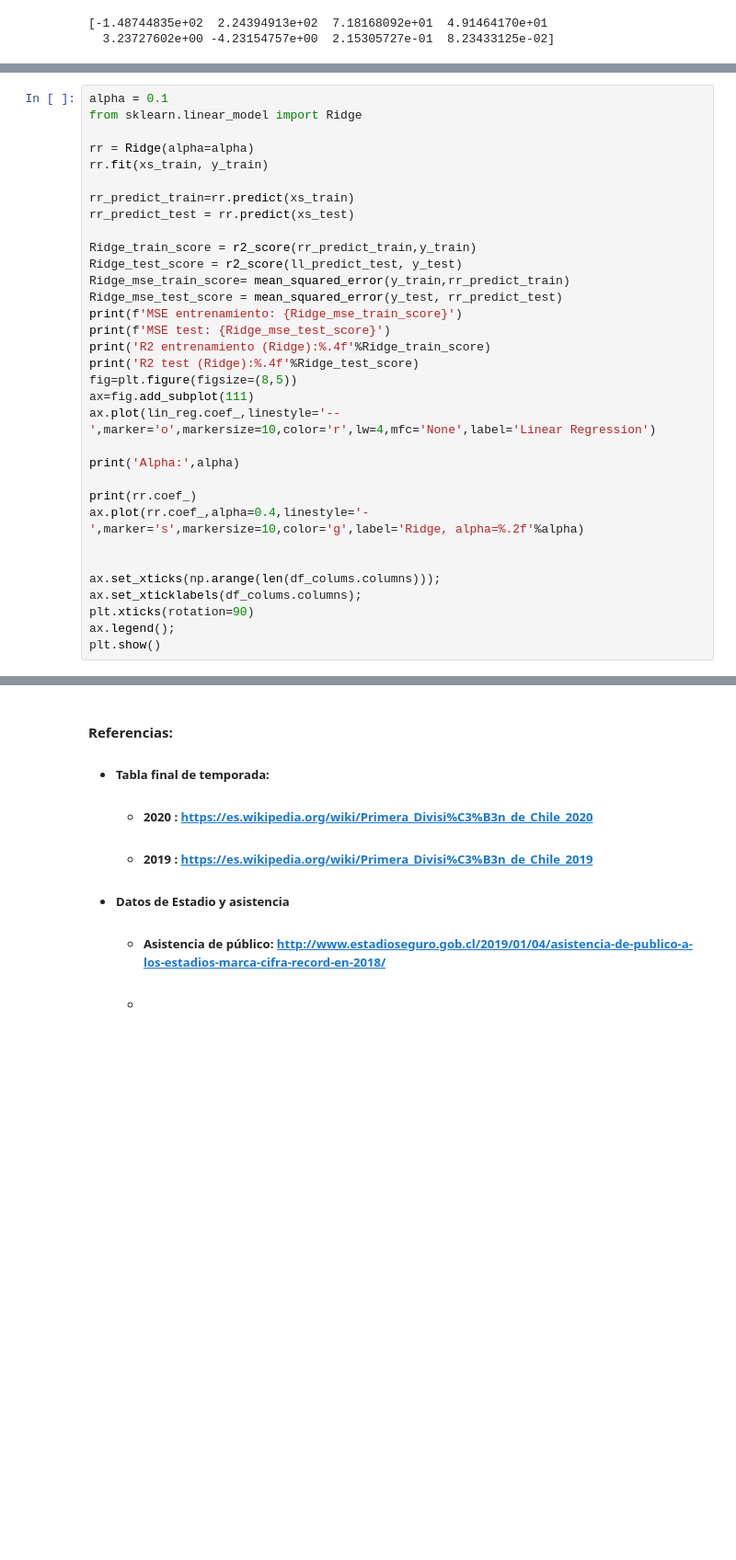
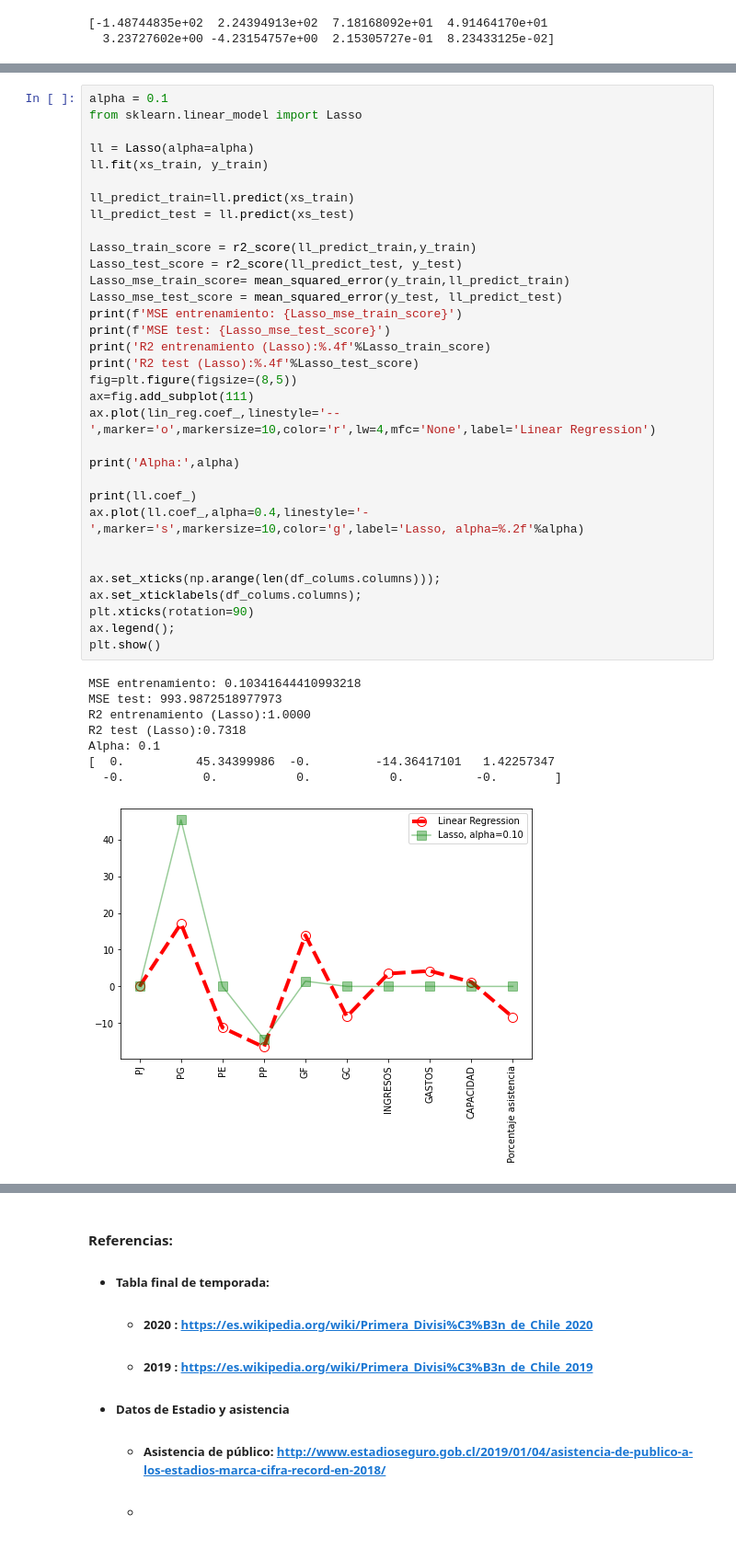
Before and after one commit to fmeza7/Proyecto_Cs_Datos_Grupo_1, a Jupyter notebook: Proyecto.ipynb, the cells around one changed output, grey strips where cells are left out. Shown at 92% size. Saved outputs shown, nothing was run; the diff lists cells and outputs as text; blank space fills up the shorter version.

```diff
--- a/Proyecto.ipynb
+++ b/Proyecto.ipynb
@@ -1309,34 +1607,43 @@ r2 score test: 0.0
 # %%
 alpha = 0.1
-from sklearn.linear_model import Ridge
+from sklearn.linear_model import Lasso
 
-rr = Ridge(alpha=alpha)
-rr.fit(xs_train, y_train)
+ll = Lasso(alpha=alpha)
+ll.fit(xs_train, y_train)
 
-rr_predict_train=rr.predict(xs_train)
-rr_predict_test = rr.predict(xs_test)
+ll_predict_train=ll.predict(xs_train)
+ll_predict_test = ll.predict(xs_test)
 
-Ridge_train_score = r2_score(rr_predict_train,y_train)
-Ridge_test_score = r2_score(ll_predict_test, y_test)
-Ridge_mse_train_score= mean_squared_error(y_train,rr_predict_train)
-Ridge_mse_test_score = mean_squared_error(y_test, rr_predict_test)
-print(f'MSE entrenamiento: {Ridge_mse_train_score}')
-print(f'MSE test: {Ridge_mse_test_score}')
-print('R2 entrenamiento (Ridge):%.4f'%Ridge_train_score)
-print('R2 test (Ridge):%.4f'%Ridge_test_score)
+Lasso_train_score = r2_score(ll_predict_train,y_train)
+Lasso_test_score = r2_score(ll_predict_test, y_test)
+Lasso_mse_train_score= mean_squared_error(y_train,ll_predict_train)
+Lasso_mse_test_score = mean_squared_error(y_test, ll_predict_test)
+print(f'MSE entrenamiento: {Lasso_mse_train_score}')
+print(f'MSE test: {Lasso_mse_test_score}')
+print('R2 entrenamiento (Lasso):%.4f'%Lasso_train_score)
+print('R2 test (Lasso):%.4f'%Lasso_test_score)
 fig=plt.figure(figsize=(8,5))
 ax=fig.add_subplot(111)
 ax.plot(lin_reg.coef_,linestyle='--',marker='o',markersize=10,color='r',lw=4,mfc='None',label='Linear Regression')
 
 print('Alpha:',alpha)
 
-print(rr.coef_)
-ax.plot(rr.coef_,alpha=0.4,linestyle='-',marker='s',markersize=10,color='g',label='Ridge, alpha=%.2f'%alpha)
+print(ll.coef_)
+ax.plot(ll.coef_,alpha=0.4,linestyle='-',marker='s',markersize=10,color='g',label='Lasso, alpha=%.2f'%alpha)
 
 
 ax.set_xticks(np.arange(len(df_colums.columns)));
 ax.set_xticklabels(df_colums.columns);
 plt.xticks(rotation=90)
 ax.legend();
 plt.show()
+# %% [output]
+MSE entrenamiento: 0.10341644410993218
+MSE test: 993.9872518977973
+R2 entrenamiento (Lasso):1.0000
+R2 test (Lasso):0.7318
+Alpha: 0.1
+[  0.          45.34399986  -0.         -14.36417101   1.42257347
+  -0.           0.           0.           0.          -0.        ]
+[figure, added]
 # %%
```
Also changed, not shown: parts of 47 cells of this notebook.
